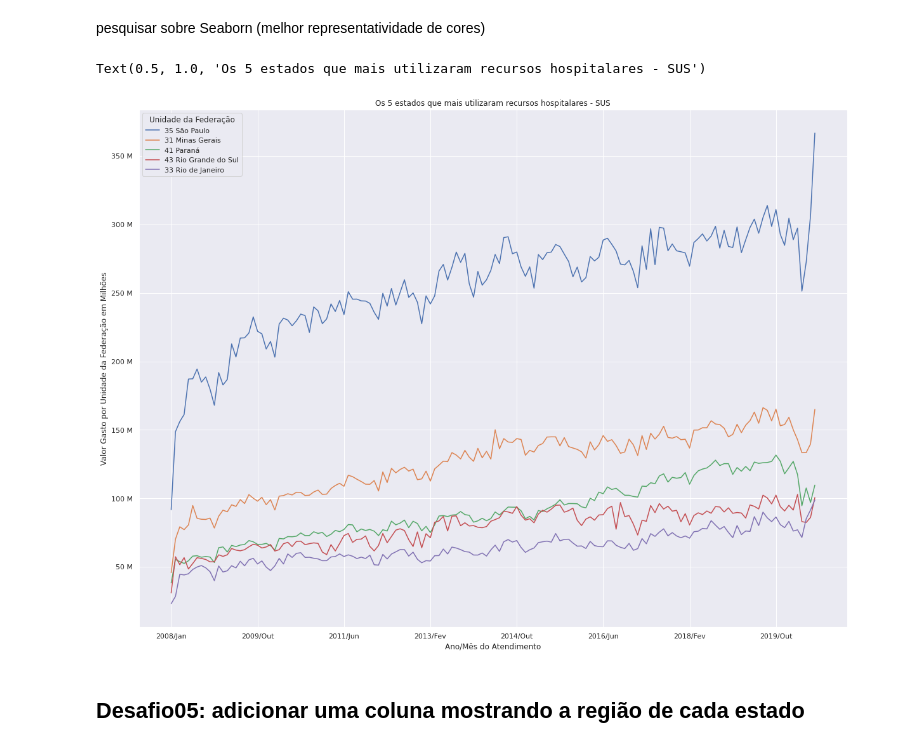
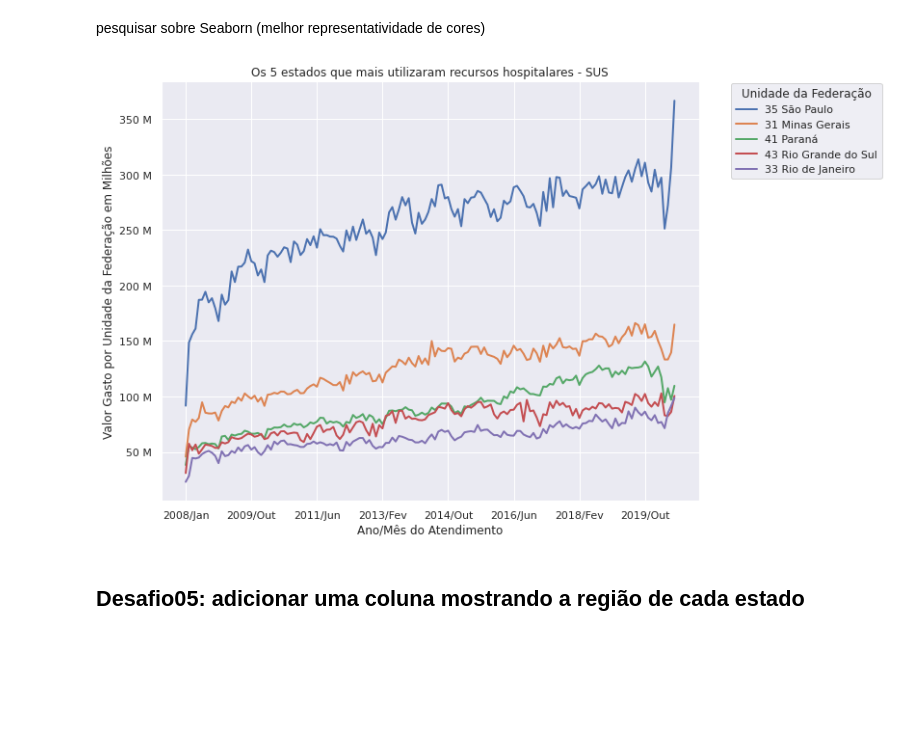
Before and after one commit to RianBrug/bootcamp-datascience-alura, a Jupyter notebook: bootcamp_ds_rian_modulo1.ipynb, the cells around one changed output. Drawn from its saved outputs; the diff is of its cells as text; code cells hidden in the pictures; blank space fills up the shorter version.

```diff
--- a/bootcamp_ds_rian_modulo1.ipynb
+++ b/bootcamp_ds_rian_modulo1.ipynb
@@ -338,17 +349,22 @@ pesquisar sobre Seaborn (melhor representatividade de cores)
 # %%
 import seaborn as sns
 from matplotlib.colors import ListedColormap
 
+usaveis["Total"] = usaveis.sum(axis=1)
+#criado coluna total da soma
+#correção do eixo, param 'axis'
+
 top_5_estados = usaveis.sort_values(by='Total', ascending=False)
 top_5_estados = top_5_estados.drop('Total', axis=1).head()
-sns.set(color_codes=True)
-ax = top_5_estados.T.plot(figsize=(20,15))
+sns.set(color_codes=True, rc={"lines.linewidth": 2.0})
+ax = top_5_estados.T.plot(figsize=(10,8))
 ax.yaxis.set_major_formatter(ticker.EngFormatter())
 plt.ylabel("Valor Gasto por Unidade da Federação em Milhões")
 plt.xlabel("Ano/Mês do Atendimento")
 plt.title("Os 5 estados que mais utilizaram recursos hospitalares - SUS")
+plt.legend(title='Unidade da Federação', bbox_to_anchor=(1.05, 1.01), loc='best')
+plt.show()
 # %% [output]
-Text(0.5, 1.0, 'Os 5 estados que mais utilizaram recursos hospitalares - SUS')
-[figure, old version]
+[figure, new version]
 # %% [markdown]
 ## Desafio05: adicionar uma coluna mostrando a região de cada estado
```
Also changed, not shown: parts of 15 cells of this notebook.
